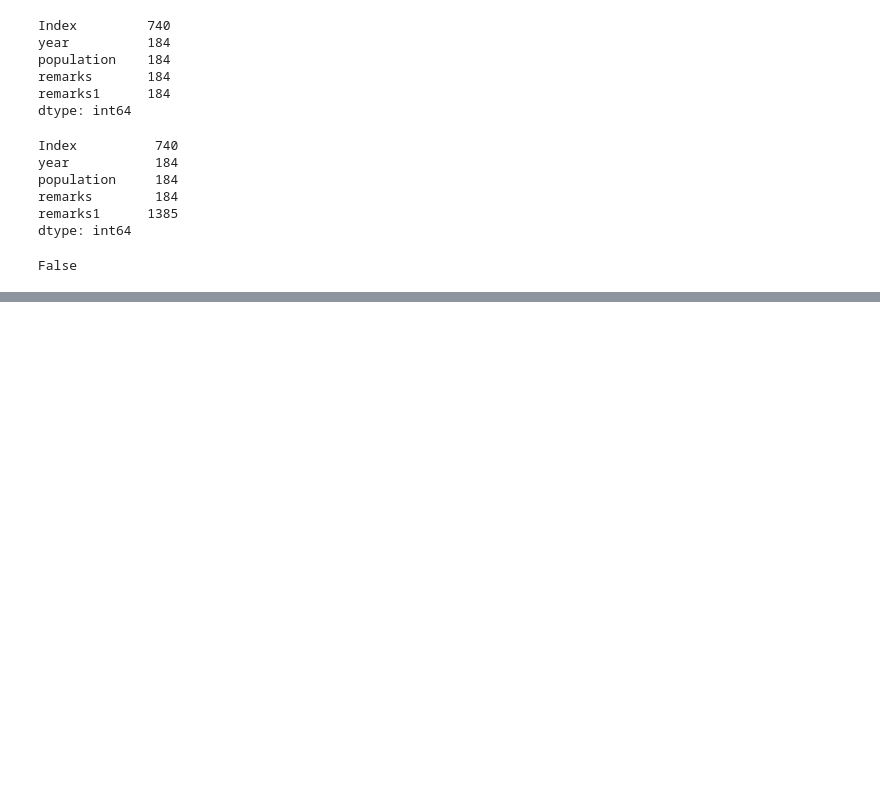
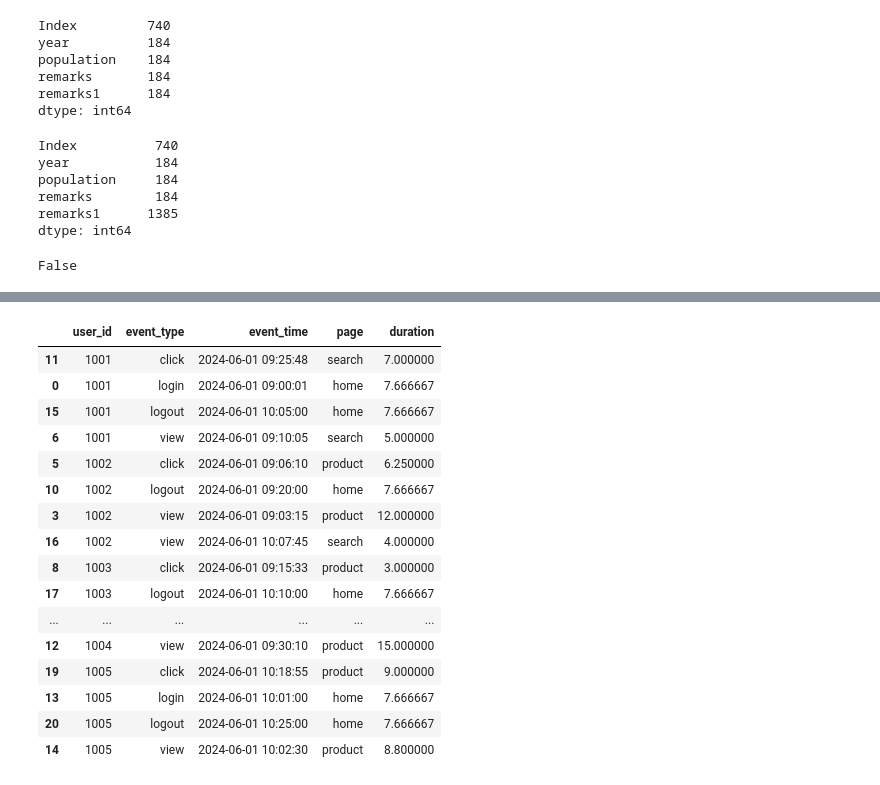
Before and after one commit to Halcyon666/ai-learn, a Jupyter notebook: basic/01-learn-pandas.ipynb, the cells around one changed output, grey strips where cells are left out. Saved outputs shown, nothing was run; the diff lists cells and outputs as text; code cells hidden in the pictures; blank space fills up the shorter version.

```diff
--- a/basic/01-learn-pandas.ipynb
+++ b/basic/01-learn-pandas.ipynb
@@ -331,0 +359,22 @@ False
+# %%
+# 规则 R3：时间容忍重复（Time-window Duplicate）
+# # ensure event_time is datetime
+df_r1 = df_r1.sort_values(["user_id", "event_type", "event_time"])
+
+time_window = pd.Timedelta(seconds=60)
+# shift the previous event_time for same user + event_type
+df_r1["prev_time"] = df_r1.groupby(["user_id", "event_type"])["event_time"].shift(1)
+
+# calculate time difference
+df_r1["time_diff"] = df_r1["event_time"] - df_r1["prev_time"]
+
+# mark duplicates within the window
+df_r1["is_r3_duplicate"] = df_r1["time_diff"] <= time_window
+
+# filter out duplicates
+df_r3 = df_r1[~df_r1["is_r3_duplicate"]].copy()
+
+# drop helper columns
+df_r3 = df_r3.drop(columns=["prev_time", "time_diff", "is_r3_duplicate"])
+
+df_r3.info()
@@ -331,0 +394,36 @@ False
+# %%
+# 规定缺失值的填充策略
+mean_by_event = (
+    df_r3
+    .dropna(subset=["duration"])
+    .groupby("event_type")["duration"]
+    .mean()
+)
+
+global_mean = df_r3["duration"].mean()
+# 先按分组的均值填充，如果还是空，则按全局均值填充
+df_r3["duration"] = (
+    df_r3["duration"]
+        .fillna(df_r3["event_type"].map(mean_by_event))
+        .fillna(global_mean)
+)
+# %%
+df_r3
+# %% [output]
+|  | user_id | event_type | event_time | page | duration |
+| 11 | 1001 | click | 2024-06-01 09:25:48 | search | 7.000000 |
+| 0 | 1001 | login | 2024-06-01 09:00:01 | home | 7.666667 |
+| 15 | 1001 | logout | 2024-06-01 10:05:00 | home | 7.666667 |
+| 6 | 1001 | view | 2024-06-01 09:10:05 | search | 5.000000 |
+| 5 | 1002 | click | 2024-06-01 09:06:10 | product | 6.250000 |
+| 10 | 1002 | logout | 2024-06-01 09:20:00 | home | 7.666667 |
+| 3 | 1002 | view | 2024-06-01 09:03:15 | product | 12.000000 |
+| 16 | 1002 | view | 2024-06-01 10:07:45 | search | 4.000000 |
+| 8 | 1003 | click | 2024-06-01 09:15:33 | product | 3.000000 |
+| 17 | 1003 | logout | 2024-06-01 10:10:00 | home | 7.666667 |
+| ... | ... | ... | ... | ... | ... |
+| 12 | 1004 | view | 2024-06-01 09:30:10 | product | 15.000000 |
+| 19 | 1005 | click | 2024-06-01 10:18:55 | product | 9.000000 |
+| 13 | 1005 | login | 2024-06-01 10:01:00 | home | 7.666667 |
+| 20 | 1005 | logout | 2024-06-01 10:25:00 | home | 7.666667 |
+| 14 | 1005 | view | 2024-06-01 10:02:30 | product | 8.800000 |
```
Also changed, not shown: parts of 6 cells of this notebook, 2 other files.
